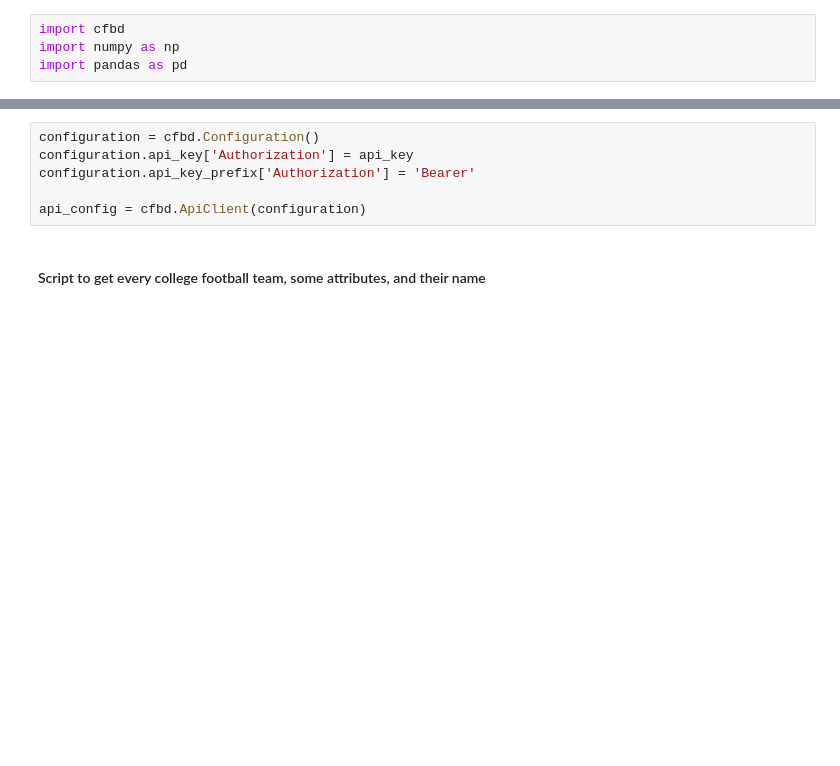
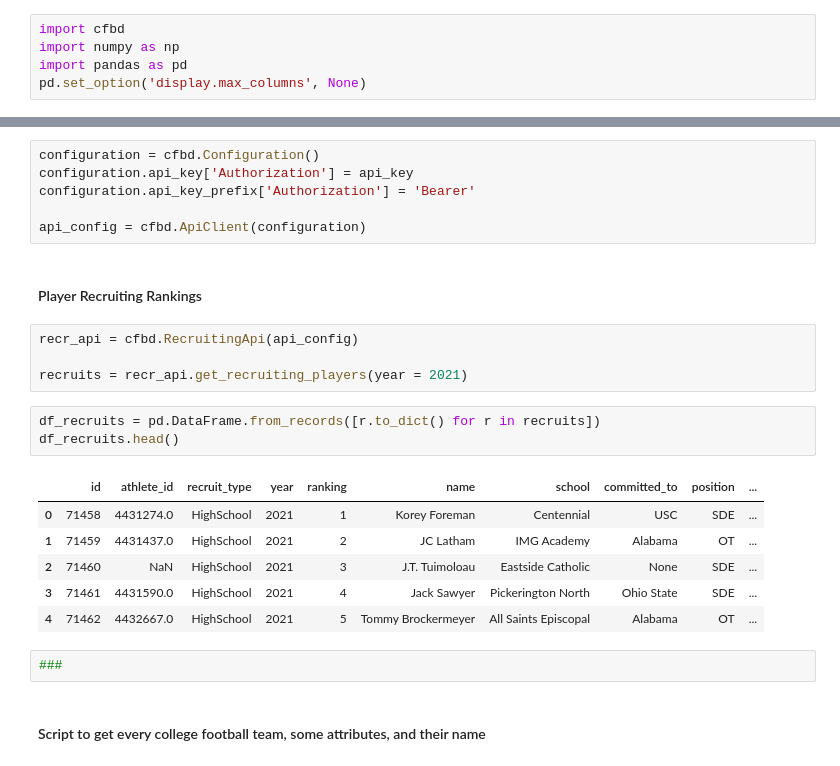
Before and after one commit to chrismca13/College-Football-3, a Jupyter notebook: Production_Notebooks/Games_Team.ipynb, the cells around one changed output, grey strips where cells are left out. Cells and saved outputs as stored; diff of their text form; blank space fills up the shorter version.

Commit message:
Added connection to recruiting API

```diff
--- a/Production_Notebooks/Games_Team.ipynb
+++ b/Production_Notebooks/Games_Team.ipynb
@@ -20,6 +20,7 @@ https://collegefootballdata.com/key
 import cfbd
 import numpy as np
 import pandas as pd
+pd.set_option('display.max_columns', None)
 # %%
 # Uncomment and run line below if cfbd library isn't already installed
 #! pip install cfbd
@@ -33,6 +34,24 @@ configuration.api_key['Authorization'] = api_key
 configuration.api_key_prefix['Authorization'] = 'Bearer'
 
 api_config = cfbd.ApiClient(configuration)
+# %% [markdown]
+#### Player Recruiting Rankings
+# %%
+recr_api = cfbd.RecruitingApi(api_config)
+
+recruits = recr_api.get_recruiting_players(year = 2021)
+# %%
+df_recruits = pd.DataFrame.from_records([r.to_dict() for r in recruits])
+df_recruits.head()
+# %% [output]
+|  | id | athlete_id | recruit_type | year | ranking | name | school | committed_to | position | ... |
+| 0 | 71458 | 4431274.0 | HighSchool | 2021 | 1 | Korey Foreman | Centennial | USC | SDE | ... |
+| 1 | 71459 | 4431437.0 | HighSchool | 2021 | 2 | JC Latham | IMG Academy | Alabama | OT | ... |
+| 2 | 71460 | NaN | HighSchool | 2021 | 3 | J.T. Tuimoloau | Eastside Catholic | None | SDE | ... |
+| 3 | 71461 | 4431590.0 | HighSchool | 2021 | 4 | Jack Sawyer | Pickerington North | Ohio State | SDE | ... |
+| 4 | 71462 | 4432667.0 | HighSchool | 2021 | 5 | Tommy Brockermeyer | All Saints Episcopal | Alabama | OT | ... |
+# %%
+###
 # %% [markdown]
 #### Script to get every college football team, some attributes, and their name
 # %%
```
Also changed, not shown: parts of 7 cells of this notebook.
